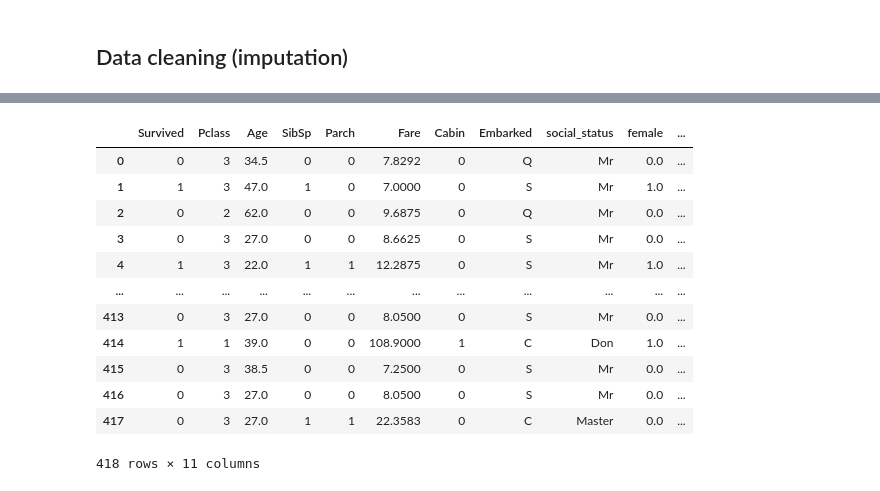
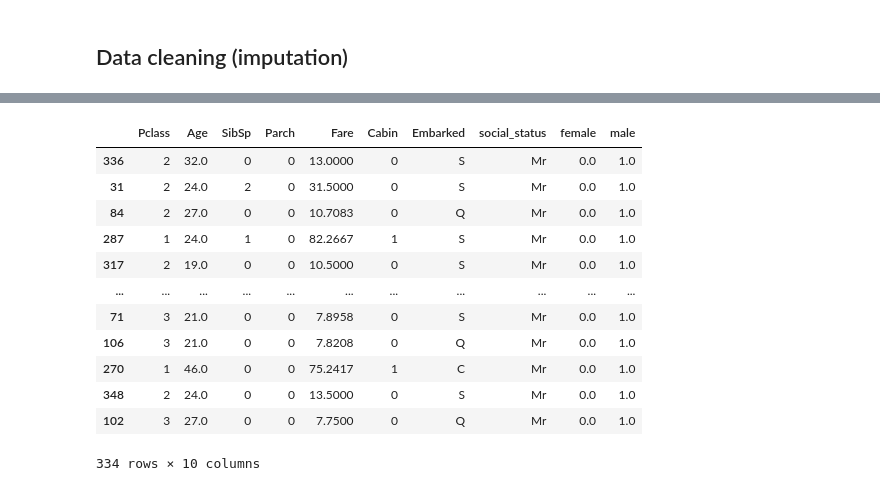
Before and after one commit to M-Atif-ML/titanic-passengers-survival-prediction, a Jupyter notebook: titanic_prediction/Untitled.ipynb, the cells around one changed output, grey strips where cells are left out. Saved outputs shown, nothing was run; the diff lists cells and outputs as text; code cells hidden in the pictures.

```diff
--- a/titanic_prediction/Untitled.ipynb
+++ b/titanic_prediction/Untitled.ipynb
@@ -255,7 +218,7 @@ pass_information
 # %%
-gender_cat=pass_information[["Sex"]]
+gender_cat=X_train[["Sex"]]
 # %%
 from sklearn.preprocessing import OneHotEncoder
 
 gender_cat_encoder=OneHotEncoder()
-pass_gender_1hot = gender_cat_encoder.fit_transform(gender_cat)
+X_train_gender_1hot = gender_cat_encoder.fit_transform(gender_cat)
@@ -282,23 +225,23 @@ array([[0., 1.],
 # %%
-pass_information[["female","male"]]=pass_gender_1hot.toarray()
+X_train[["female","male"]]=X_train_gender_1hot.toarray()
 # %%
-pass_information.drop(columns="Sex",inplace=True)
+X_train.drop(columns="Sex",inplace=True)
 # %%
-pass_information
+X_train
 # %% [output]
-|  | Survived | Pclass | Age | SibSp | Parch | Fare | Cabin | Embarked | social_status | female | ... |
-| 0 | 0 | 3 | 34.5 | 0 | 0 | 7.8292 | 0 | Q | Mr | 0.0 | ... |
-| 1 | 1 | 3 | 47.0 | 1 | 0 | 7.0000 | 0 | S | Mr | 1.0 | ... |
-| 2 | 0 | 2 | 62.0 | 0 | 0 | 9.6875 | 0 | Q | Mr | 0.0 | ... |
-| 3 | 0 | 3 | 27.0 | 0 | 0 | 8.6625 | 0 | S | Mr | 0.0 | ... |
-| 4 | 1 | 3 | 22.0 | 1 | 1 | 12.2875 | 0 | S | Mr | 1.0 | ... |
-| ... | ... | ... | ... | ... | ... | ... | ... | ... | ... | ... | ... |
-| 413 | 0 | 3 | 27.0 | 0 | 0 | 8.0500 | 0 | S | Mr | 0.0 | ... |
-| 414 | 1 | 1 | 39.0 | 0 | 0 | 108.9000 | 1 | C | Don | 1.0 | ... |
-| 415 | 0 | 3 | 38.5 | 0 | 0 | 7.2500 | 0 | S | Mr | 0.0 | ... |
-| 416 | 0 | 3 | 27.0 | 0 | 0 | 8.0500 | 0 | S | Mr | 0.0 | ... |
-| 417 | 0 | 3 | 27.0 | 1 | 1 | 22.3583 | 0 | C | Master | 0.0 | ... |
+|  | Pclass | Age | SibSp | Parch | Fare | Cabin | Embarked | social_status | female | male |
+| 336 | 2 | 32.0 | 0 | 0 | 13.0000 | 0 | S | Mr | 0.0 | 1.0 |
+| 31 | 2 | 24.0 | 2 | 0 | 31.5000 | 0 | S | Mr | 0.0 | 1.0 |
+| 84 | 2 | 27.0 | 0 | 0 | 10.7083 | 0 | Q | Mr | 0.0 | 1.0 |
+| 287 | 1 | 24.0 | 1 | 0 | 82.2667 | 1 | S | Mr | 0.0 | 1.0 |
+| 317 | 2 | 19.0 | 0 | 0 | 10.5000 | 0 | S | Mr | 0.0 | 1.0 |
+| ... | ... | ... | ... | ... | ... | ... | ... | ... | ... | ... |
+| 71 | 3 | 21.0 | 0 | 0 | 7.8958 | 0 | S | Mr | 0.0 | 1.0 |
+| 106 | 3 | 21.0 | 0 | 0 | 7.8208 | 0 | Q | Mr | 0.0 | 1.0 |
+| 270 | 1 | 46.0 | 0 | 0 | 75.2417 | 1 | C | Mr | 0.0 | 1.0 |
+| 348 | 2 | 24.0 | 0 | 0 | 13.5000 | 0 | S | Mr | 0.0 | 1.0 |
+| 102 | 3 | 27.0 | 0 | 0 | 7.7500 | 0 | Q | Mr | 0.0 | 1.0 |
-418 rows × 11 columns
+334 rows × 10 columns
 # %%
 from sklearn.compose import ColumnTransformer
 from sklearn.preprocessing import FunctionTransformer, StandardScaler, OneHotEncoder
```
Also changed, not shown: parts of 29 cells of this notebook.
